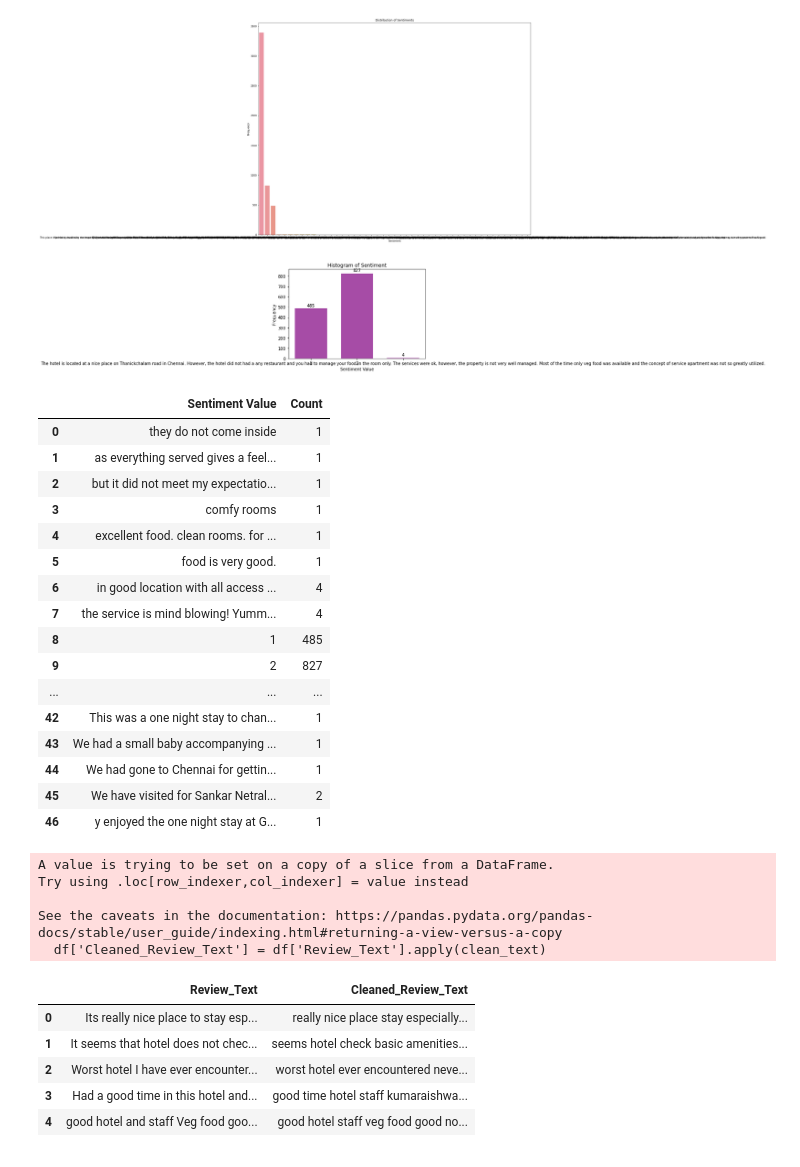
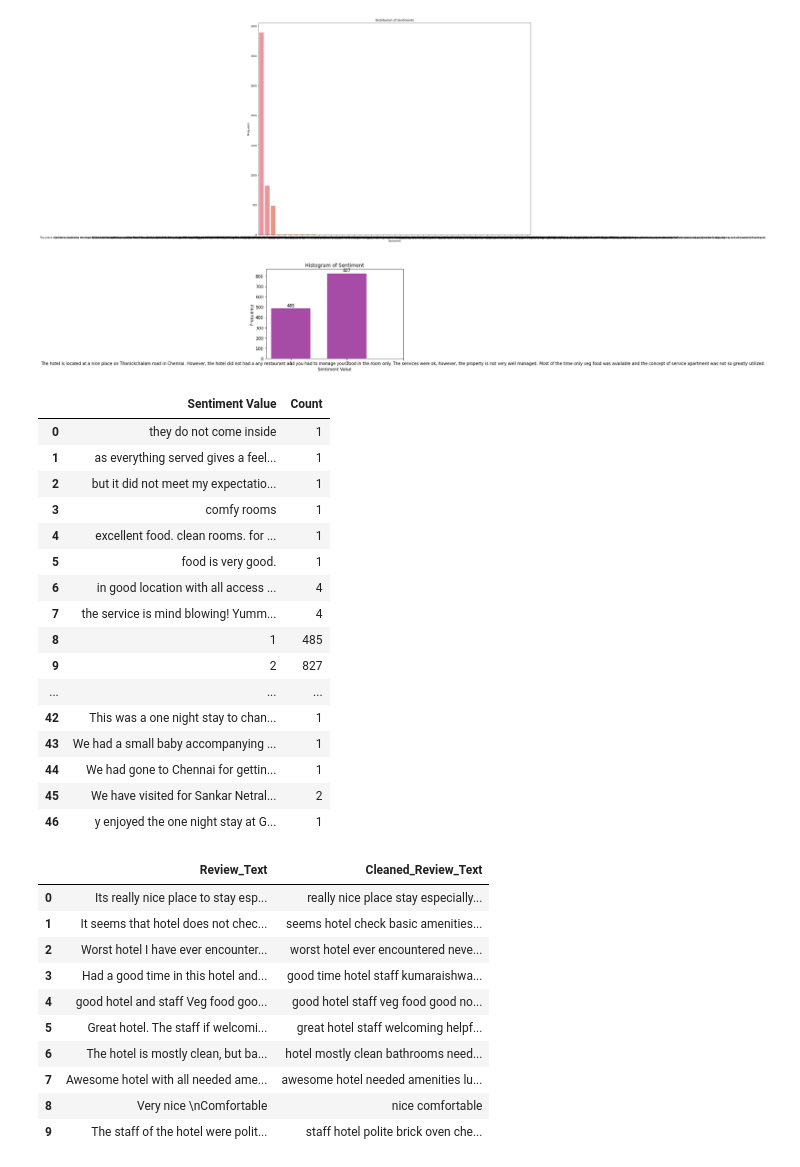
Before and after one commit to sunilmittal22/Chennai-City-Hotel-Reviews, a Jupyter notebook: NLP Assignment 2.ipynb, the cells around one changed output. Drawn from its saved outputs; the diff is of its cells as text; code cells hidden in the pictures.

```diff
--- a/NLP Assignment 2.ipynb
+++ b/NLP Assignment 2.ipynb
@@ -138,27 +138,27 @@ else:
 # %%
 # Plot histogram for the Sentiment column
 # Calculate the histogram data
-values, bins, patches = plt.hist(df['Sentiment'].dropna(), bins=np.arange(0.5, 4.5, 1), color='purple', alpha=0.7, rwidth=0.7, align='mid')
+values, bins, patches = plt.hist(df['Sentiment'].dropna(), bins=np.arange(0.5, 3, 1), color='purple', alpha=0.7, rwidth=0.7, align='mid')
 #plt.figure(figsize=(20, 16))
 # Annotate each bar with its height value
 for i in range(len(values)):
     plt.text(bins[i] + 0.5, values[i] + 10, str(int(values[i])), ha='center', va='bottom', fontsize=10)
 
 plt.title("Histogram of Sentiment")
 plt.xlabel("Sentiment Value")
 plt.ylabel("Frequency")
 plt.xticks([1, 2, 3])
 plt.grid(False)
 plt.show()
 # Count rows by value in the Sentiment column
 sentiment_counts = df['Sentiment'].value_counts().sort_index()
 
 # Display the counts in a table format
 sentiment_counts_table = pd.DataFrame(sentiment_counts).reset_index()
 sentiment_counts_table.columns = ["Sentiment Value", "Count"]
 sentiment_counts_table
 # %% [output]
-[figure, old version]
+[figure, new version]
 |  | Sentiment Value | Count |
 | 0 | they do not come inside | 1 |
 | 1 | as everything served gives a feel... | 1 |
@@ -195,17 +195,17 @@ df = df.dropna(subset=['Review_Text'])
 # Apply the clean_text function to the 'Review_Text' column
 df['Cleaned_Review_Text'] = df['Review_Text'].apply(clean_text)
 # Display the first few rows to show the cleaned 'Review_Text'
-df[['Review_Text', 'Cleaned_Review_Text']].head()
+df[['Review_Text', 'Cleaned_Review_Text']].head(10)
 # %% [output]
-A value is trying to be set on a copy of a slice from a DataFrame.
-Try using .loc[row_indexer,col_indexer] = value instead
-
-See the caveats in the documentation: https://pandas.pydata.org/pandas-docs/stable/user_guide/indexing.html#returning-a-view-versus-a-copy
-  df['Cleaned_Review_Text'] = df['Review_Text'].apply(clean_text)
 |  | Review_Text | Cleaned_Review_Text |
 | 0 | Its really nice place to stay esp... | really nice place stay especially... |
 | 1 | It seems that hotel does not chec... | seems hotel check basic amenities... |
 | 2 | Worst hotel I have ever encounter... | worst hotel ever encountered neve... |
 | 3 | Had a good time in this hotel and... | good time hotel staff kumaraishwa... |
 | 4 | good hotel and staff Veg food goo... | good hotel staff veg food good no... |
+| 5 | Great hotel. The staff if welcomi... | great hotel staff welcoming helpf... |
+| 6 | The hotel is mostly clean, but ba... | hotel mostly clean bathrooms need... |
+| 7 | Awesome hotel with all needed ame... | awesome hotel needed amenities lu... |
+| 8 | Very nice \nComfortable | nice comfortable |
+| 9 | The staff of the hotel were polit... | staff hotel polite brick oven che... |
 # %%
```
Also changed, not shown: parts of 4 cells of this notebook.
